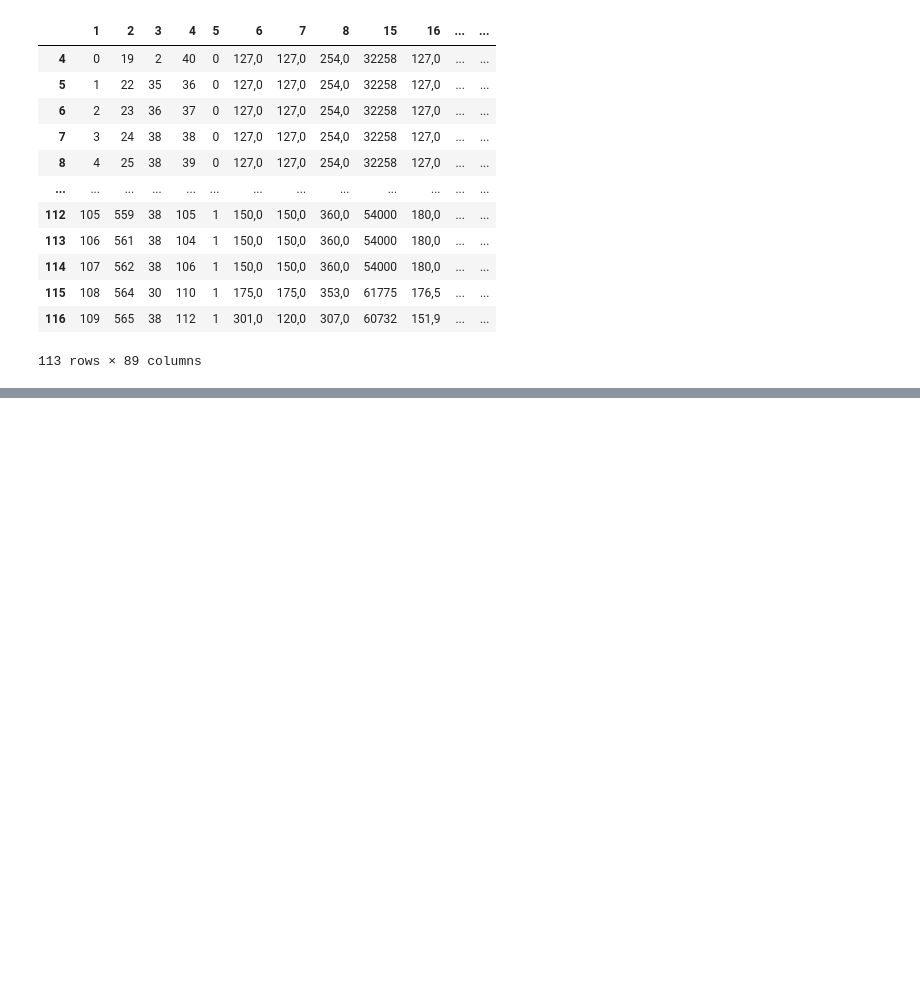
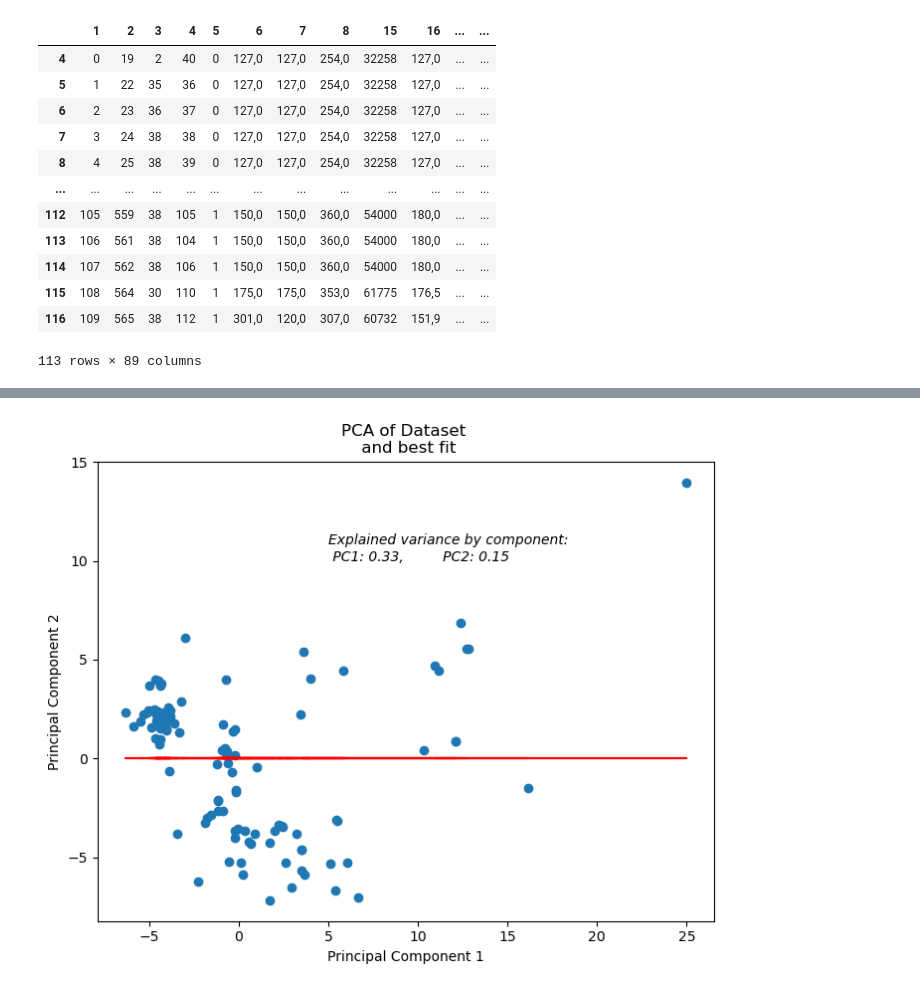
Before and after one commit to adomakor412/MSNT_Thesis_ML_CE, a Jupyter notebook: PCA_reineck_prelim.ipynb, the cells around one changed output, grey strips where cells are left out. Drawn from its saved outputs; the diff is of its cells as text; code cells hidden in the pictures; blank space fills up the shorter version.

```diff
--- a/PCA_reineck_prelim.ipynb
+++ b/PCA_reineck_prelim.ipynb
@@ -97,2 +52,2 @@ data_mod[[1]].info
 # %%
-#trans_list = [1,3,4]
+oneHotEncodeColumns = [1, 3, 4,5, 29,47,61]
@@ -120,5 +54,3 @@ def myOHE(df, header):
-# %%
-oneHotEncodeColumns = [1, 3, 4,5]
 # %%
 # df_new = myOHE(data_mod, 1)
 df_new = data_mod
@@ -191,0 +98,13 @@ df_dropped
+# %%
+def punctuation_replace(punc_start, punc_end, df):
+    df_out = df
+    col = df_out.columns
+    df_out[col] = df_out[col].astype(str)
+    df_out[col] = df_out[col].apply(lambda x: x.str.replace(",","."))
+    #df_out.to_csv(path, sep=';')
+    #df_out.to_csv('./', sep=';')
+    print(df_out)
+    df_out[col] = df_out[col].astype(float)
+    return df_out
+# %%
+df_exp = punctuation_replace(",",".", df_dropped)
@@ -191,0 +152,29 @@ df_dropped
+# %%
+scaler = StandardScaler()
+standardized_features = scaler.fit_transform(df_exp)
+
+n_components = 2
+pca = PCA(n_components=n_components)
+principal_components = pca.fit_transform(standardized_features)
+pc_df = pd.DataFrame(data=principal_components, columns=[f'PC{i+1}' for i in range(n_components)])
+
+x, y = pc_df['PC1'], pc_df['PC2']
+
+plt.figure(figsize=(8,6))
+plt.scatter(x, y)
+plt.xlabel('Principal Component 1')
+plt.ylabel('Principal Component 2')
+plt.title('PCA of Dataset \n and best fit')
+
+m, b = np.polyfit(x, y, 1)
+plt.plot(x, m*x + b, color='red')
+
+explained_variance = pca.explained_variance_ratio_
+plt.text(5, 10, \
+         f'Explained variance by component: \n PC1: {round(explained_variance[0],2)},\
+         PC2: {round(explained_variance[1],2)}', style='italic')
+#print(f'Explained variance by component: {explained_variance}')
+
+plt.show()
+# %% [output]
+[figure, added]
```
Also changed, not shown: parts of 34 cells of this notebook, 1 other file.
